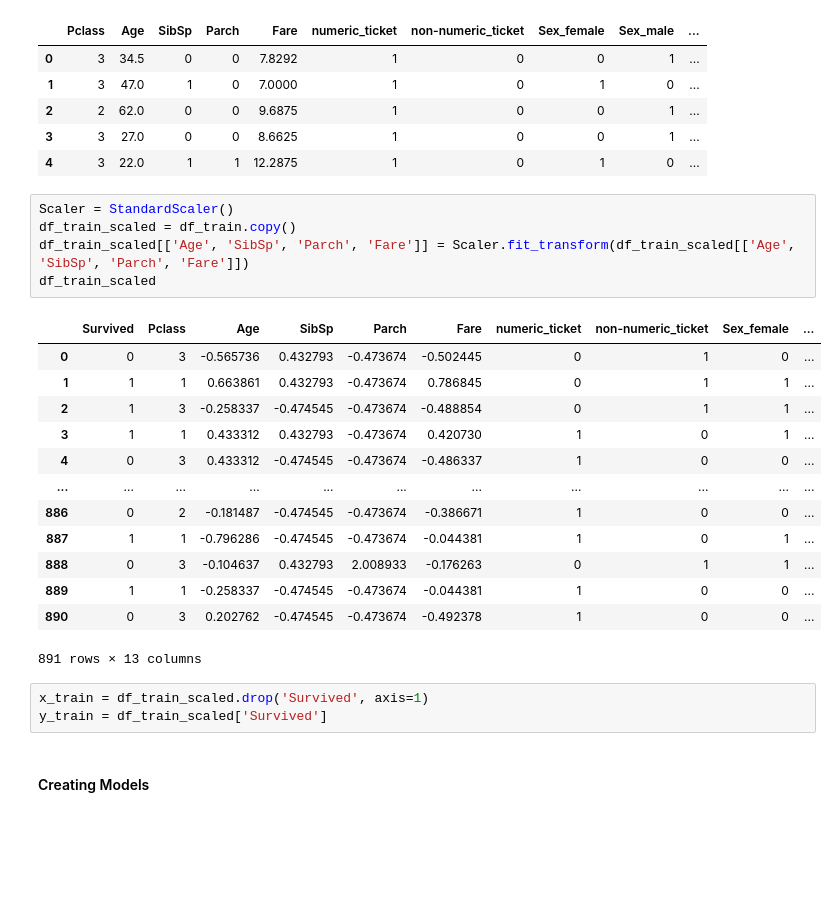
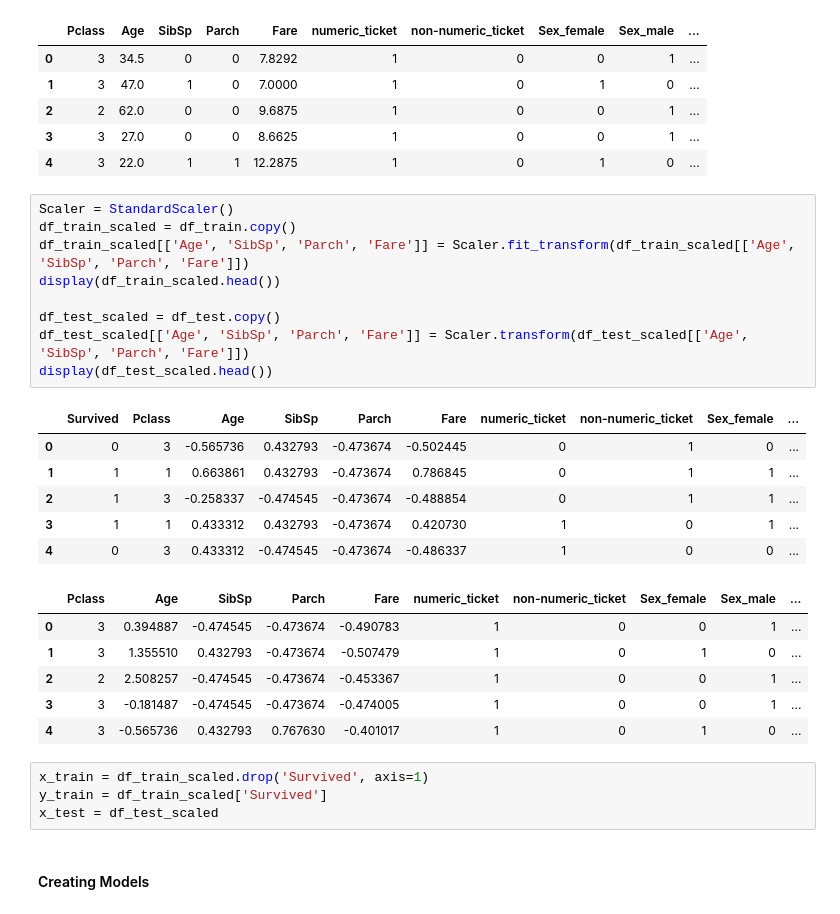
Before and after one commit to macedoti13/TitanicProject, a Jupyter notebook: Titanic_Project.ipynb, the cells around one changed output. Cells and saved outputs as stored; diff of their text form; blank space fills up the shorter version.

```diff
--- a/Titanic_Project.ipynb
+++ b/Titanic_Project.ipynb
@@ -521,25 +521,29 @@ display(df_test.head())
 # %%
 Scaler = StandardScaler()
 df_train_scaled = df_train.copy()
 df_train_scaled[['Age', 'SibSp', 'Parch', 'Fare']] = Scaler.fit_transform(df_train_scaled[['Age', 'SibSp', 'Parch', 'Fare']])
-df_train_scaled
+display(df_train_scaled.head())
+
+df_test_scaled = df_test.copy()
+df_test_scaled[['Age', 'SibSp', 'Parch', 'Fare']] = Scaler.transform(df_test_scaled[['Age', 'SibSp', 'Parch', 'Fare']])
+display(df_test_scaled.head())
 # %% [output]
 |  | Survived | Pclass | Age | SibSp | Parch | Fare | numeric_ticket | non-numeric_ticket | Sex_female | ... |
 | 0 | 0 | 3 | -0.565736 | 0.432793 | -0.473674 | -0.502445 | 0 | 1 | 0 | ... |
 | 1 | 1 | 1 | 0.663861 | 0.432793 | -0.473674 | 0.786845 | 0 | 1 | 1 | ... |
 | 2 | 1 | 3 | -0.258337 | -0.474545 | -0.473674 | -0.488854 | 0 | 1 | 1 | ... |
 | 3 | 1 | 1 | 0.433312 | 0.432793 | -0.473674 | 0.420730 | 1 | 0 | 1 | ... |
 | 4 | 0 | 3 | 0.433312 | -0.474545 | -0.473674 | -0.486337 | 1 | 0 | 0 | ... |
-| ... | ... | ... | ... | ... | ... | ... | ... | ... | ... | ... |
-| 886 | 0 | 2 | -0.181487 | -0.474545 | -0.473674 | -0.386671 | 1 | 0 | 0 | ... |
-| 887 | 1 | 1 | -0.796286 | -0.474545 | -0.473674 | -0.044381 | 1 | 0 | 1 | ... |
-| 888 | 0 | 3 | -0.104637 | 0.432793 | 2.008933 | -0.176263 | 0 | 1 | 1 | ... |
-| 889 | 1 | 1 | -0.258337 | -0.474545 | -0.473674 | -0.044381 | 1 | 0 | 0 | ... |
-| 890 | 0 | 3 | 0.202762 | -0.474545 | -0.473674 | -0.492378 | 1 | 0 | 0 | ... |
-891 rows × 13 columns
+|  | Pclass | Age | SibSp | Parch | Fare | numeric_ticket | non-numeric_ticket | Sex_female | Sex_male | ... |
+| 0 | 3 | 0.394887 | -0.474545 | -0.473674 | -0.490783 | 1 | 0 | 0 | 1 | ... |
+| 1 | 3 | 1.355510 | 0.432793 | -0.473674 | -0.507479 | 1 | 0 | 1 | 0 | ... |
+| 2 | 2 | 2.508257 | -0.474545 | -0.473674 | -0.453367 | 1 | 0 | 0 | 1 | ... |
+| 3 | 3 | -0.181487 | -0.474545 | -0.473674 | -0.474005 | 1 | 0 | 0 | 1 | ... |
+| 4 | 3 | -0.565736 | 0.432793 | 0.767630 | -0.401017 | 1 | 0 | 1 | 0 | ... |
 # %%
 x_train = df_train_scaled.drop('Survived', axis=1)
 y_train = df_train_scaled['Survived']
+x_test = df_test_scaled
 # %% [markdown]
 #### Creating Models
 # %%
```
Also changed, not shown: parts of 11 cells of this notebook, 1 other file.
